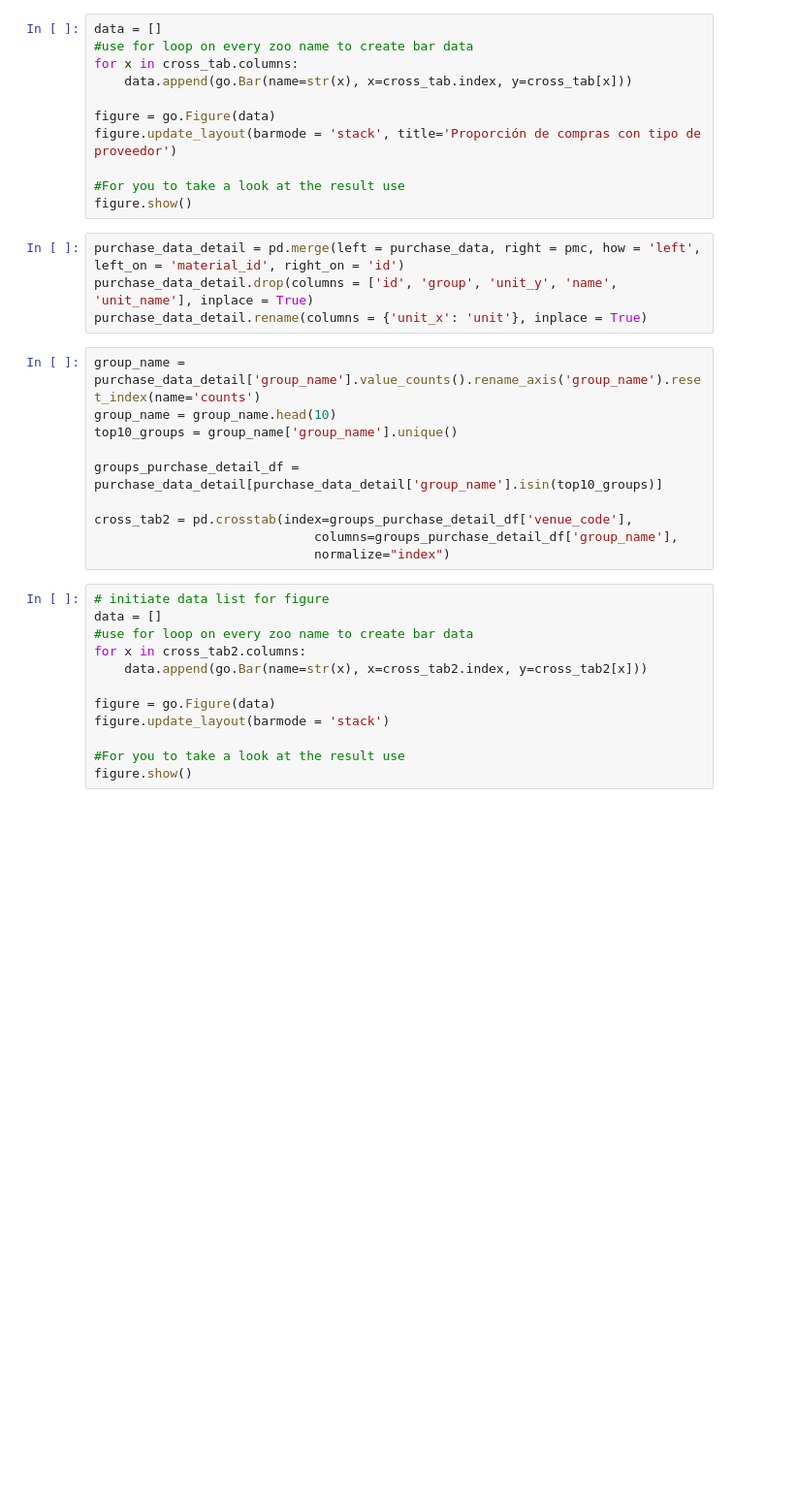
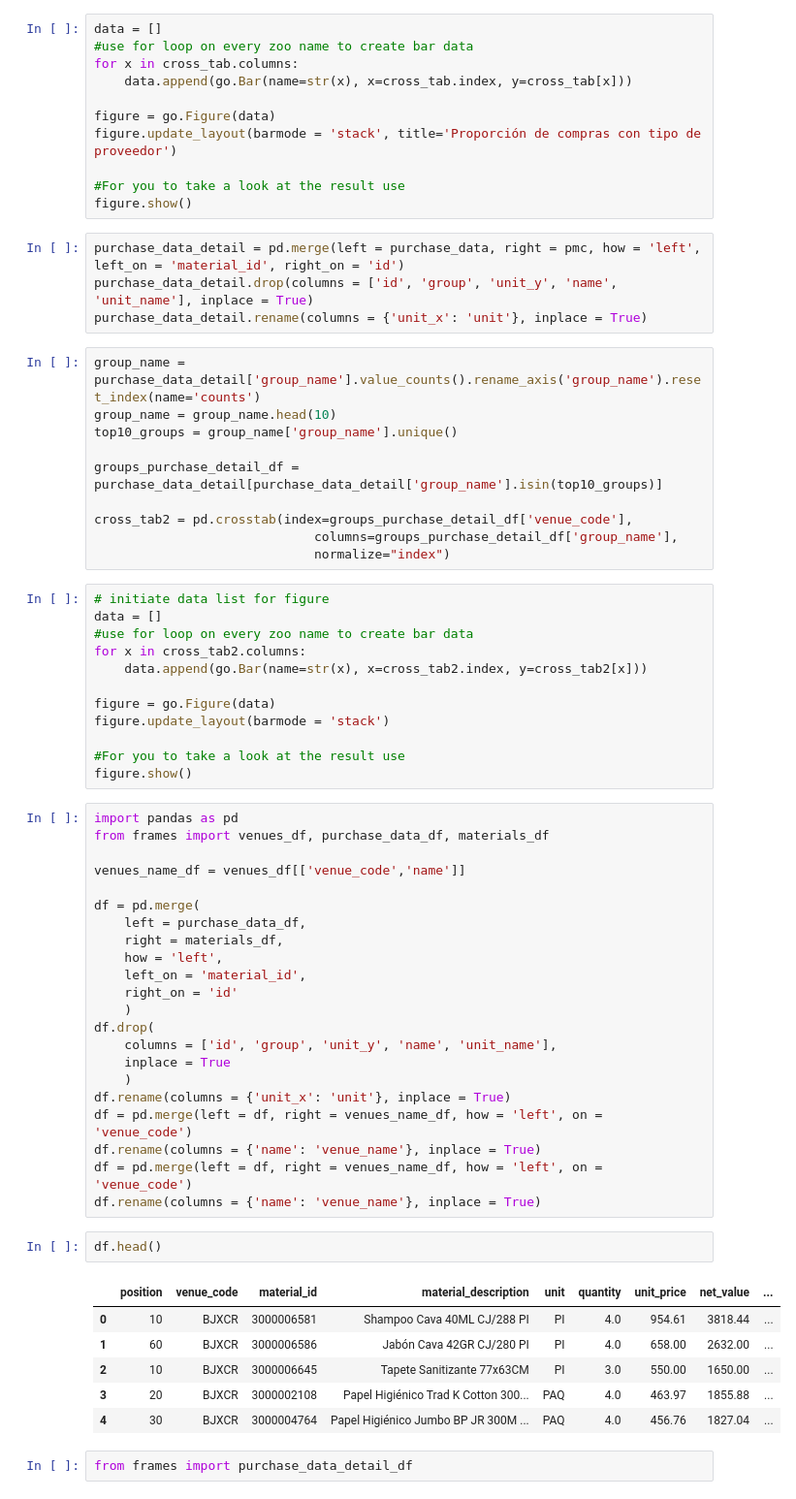
Before and after one commit to kalebsamano/streamlit_GHP, a Jupyter notebook: test.ipynb, the cells around one changed output. Shown at 97% size. Drawn from its saved outputs; the diff is of its cells as text; blank space fills up the shorter version.

```diff
--- a/test.ipynb
+++ b/test.ipynb
@@ -107,3 +107,36 @@ figure.update_layout(barmode = 'stack')
 
 #For you to take a look at the result use
 figure.show()
+# %%
+import pandas as pd
+from frames import venues_df, purchase_data_df, materials_df
+
+venues_name_df = venues_df[['venue_code','name']]
+
+df = pd.merge(
+    left = purchase_data_df,
+    right = materials_df,
+    how = 'left',
+    left_on = 'material_id',
+    right_on = 'id'
+    )
+df.drop(
+    columns = ['id', 'group', 'unit_y', 'name', 'unit_name'],
+    inplace = True
+    )
+df.rename(columns = {'unit_x': 'unit'}, inplace = True)
+df = pd.merge(left = df, right = venues_name_df, how = 'left', on = 'venue_code')
+df.rename(columns = {'name': 'venue_name'}, inplace = True)
+df = pd.merge(left = df, right = venues_name_df, how = 'left', on = 'venue_code')
+df.rename(columns = {'name': 'venue_name'}, inplace = True)
+# %%
+df.head()
+# %% [output]
+|  | position | venue_code | material_id | material_description | unit | quantity | unit_price | net_value | ... |
+| 0 | 10 | BJXCR | 3000006581 | Shampoo Cava 40ML CJ/288 PI | PI | 4.0 | 954.61 | 3818.44 | ... |
+| 1 | 60 | BJXCR | 3000006586 | Jabón Cava 42GR CJ/280 PI | PI | 4.0 | 658.00 | 2632.00 | ... |
+| 2 | 10 | BJXCR | 3000006645 | Tapete Sanitizante 77x63CM | PI | 3.0 | 550.00 | 1650.00 | ... |
+| 3 | 20 | BJXCR | 3000002108 | Papel Higiénico Trad K Cotton 300... | PAQ | 4.0 | 463.97 | 1855.88 | ... |
+| 4 | 30 | BJXCR | 3000004764 | Papel Higiénico Jumbo BP JR 300M ... | PAQ | 4.0 | 456.76 | 1827.04 | ... |
+# %%
+from frames import purchase_data_detail_df
```
Also changed, not shown: parts of 1 cell of this notebook, 4 other files.
